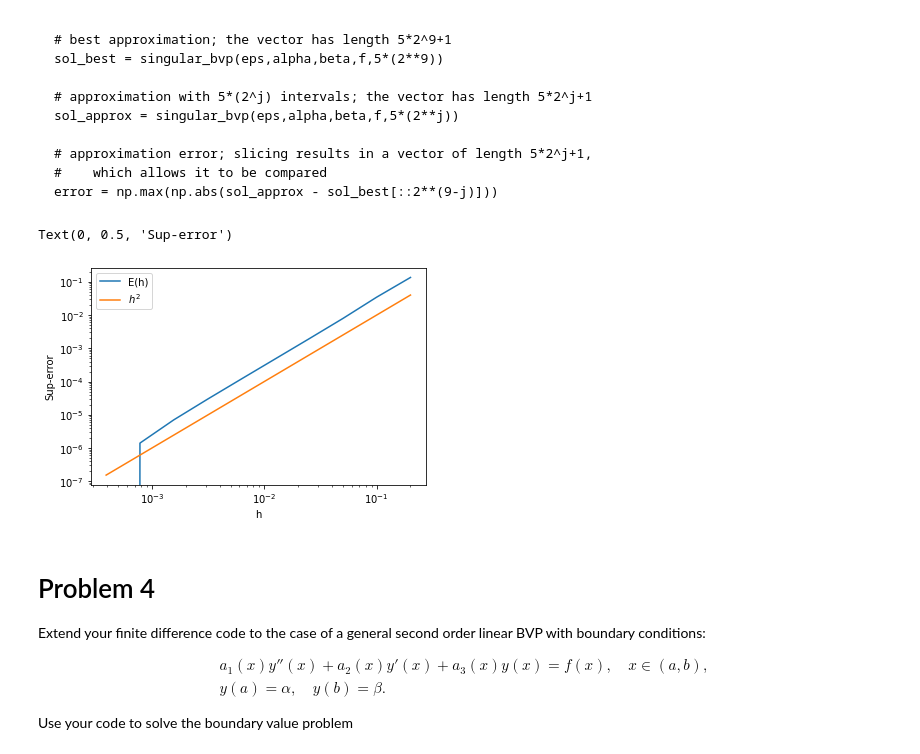
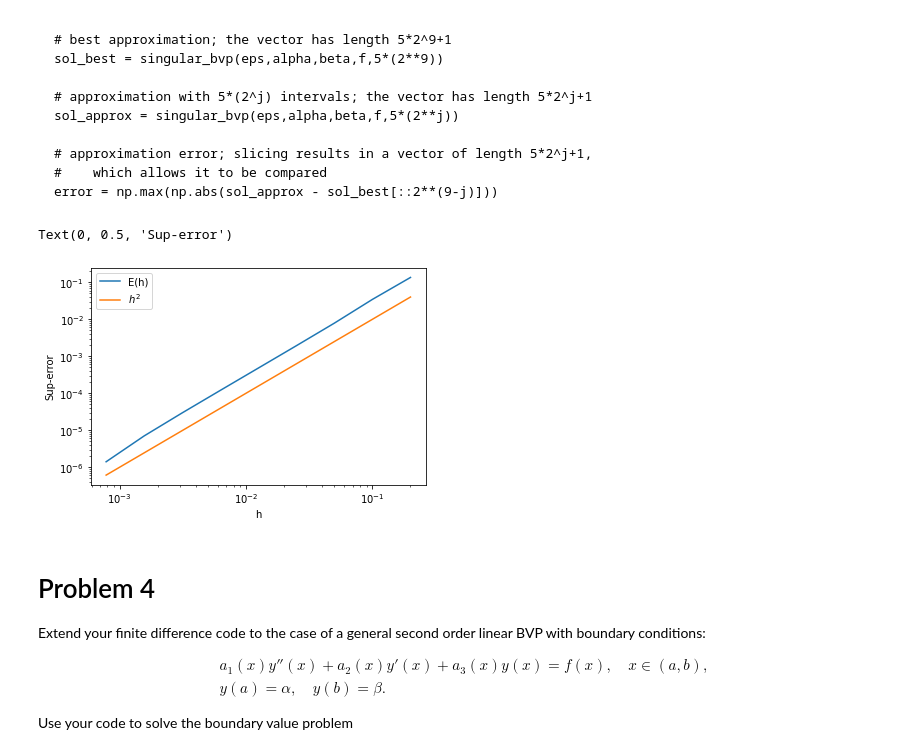
Before and after one commit to bryant0918/Model-Dynamics-and-Control, a Jupyter notebook: FiniteDifferenceMethod/finite_difference.ipynb, the cells around one changed output. Saved outputs shown, nothing was run; the diff lists cells and outputs as text; code cells hidden in the pictures.

```diff
--- a/FiniteDifferenceMethod/finite_difference.ipynb
+++ b/FiniteDifferenceMethod/finite_difference.ipynb
@@ -117,28 +117,31 @@ def singular_bvp(eps,alpha,beta,f,n):
 
     return approx
 # %%
-N = np.flip([5*2**i for i in range(10)])
+N = np.flip([5*2**i for i in range(9)])
 
 f = lambda x: -1
-solutions = []
+solutions = [singular_bvp(.1,1,3,f,5*(2**9))]
 errors = []
+# Go through backward N
 for i,n in enumerate(N):
-    j = 9-i
+    j = 8-i
 
     solution = singular_bvp(.1,1,3,f,n)
     solutions.append(solution)
 
+    # Find error
     error = np.max(np.abs(solution - solutions[0][::2**(9-j)]))
     errors.append(error)
 
+# Plot
 plt.loglog([1/n for n in N], errors, label="E(h)")
 plt.loglog([1/n for n in N], [1/n**2 for n in N], label="$h^2$")
 plt.legend()
 plt.xlabel("h")
 plt.ylabel("Sup-error")
 # %% [output]
 Text(0, 0.5, 'Sup-error')
-[figure, old version]
+[figure, new version]
 # %% [markdown]
 # Problem 4
 
```
Also changed, not shown: parts of 8 cells of this notebook.
